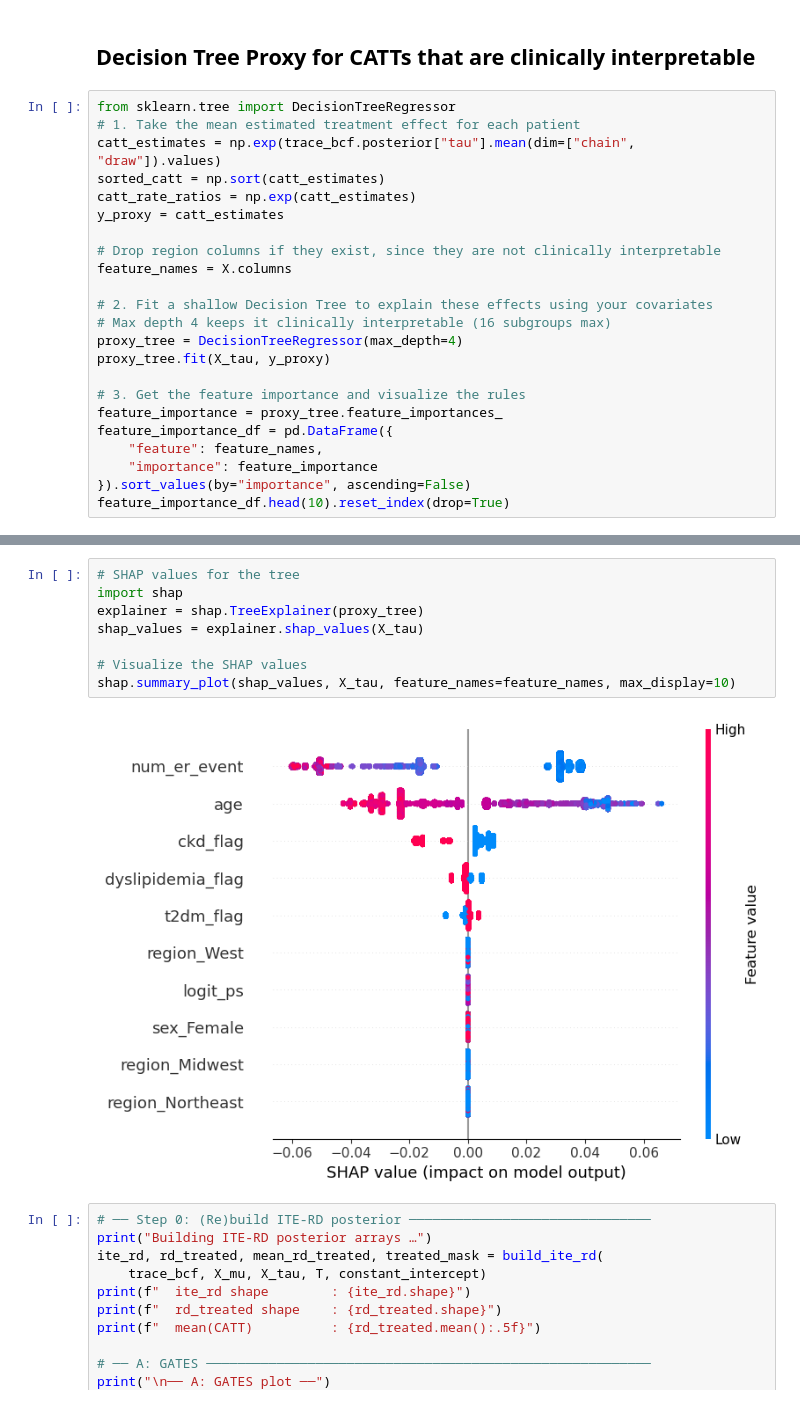
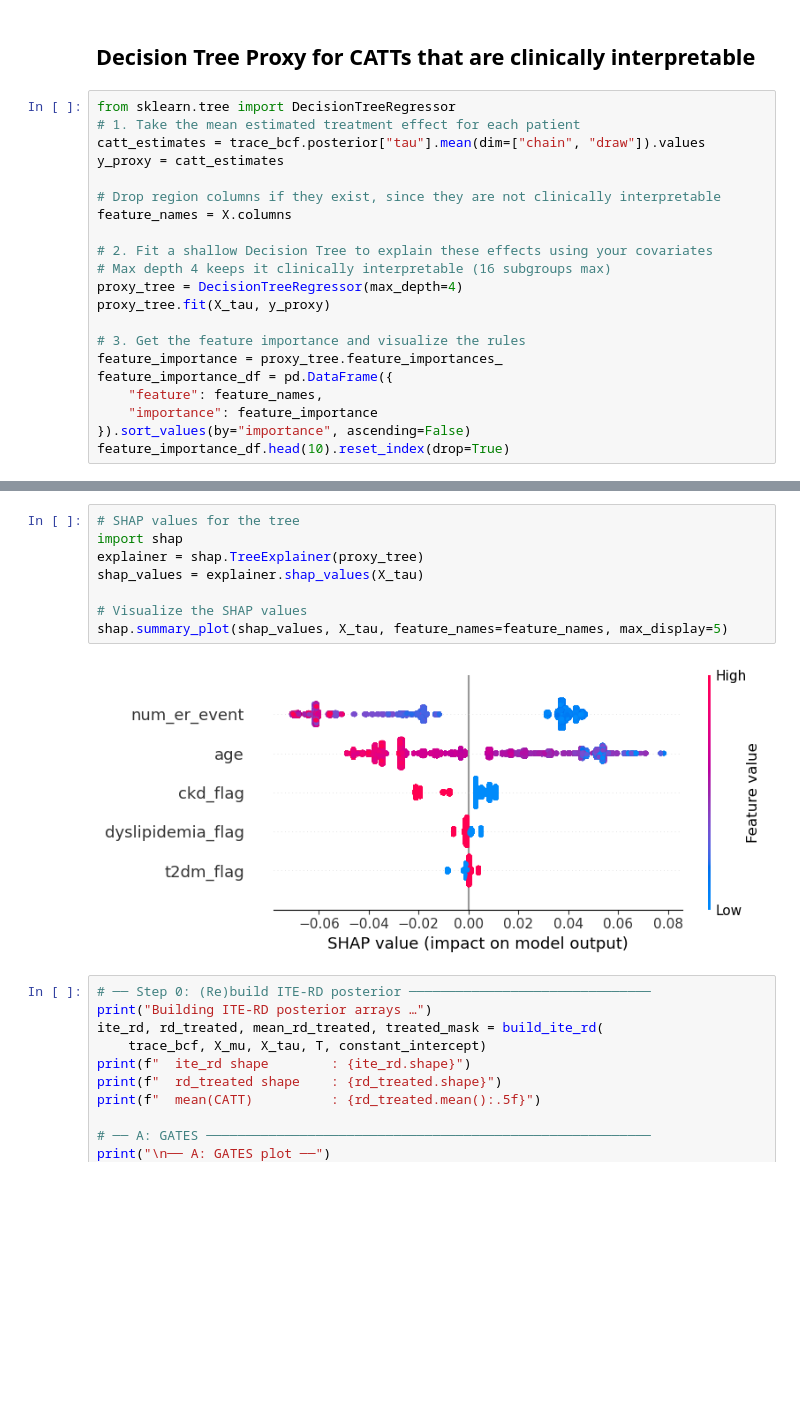
Before and after one commit to nweerasuriya/omscs, a Jupyter notebook: ISYE6420/Project/binary_bcf_exac_CP.ipynb, the cells around one changed output, grey strips where cells are left out. Saved outputs shown, nothing was run; the diff lists cells and outputs as text; blank space fills up the shorter version.

```diff
--- a/ISYE6420/Project/binary_bcf_exac_CP.ipynb
+++ b/ISYE6420/Project/binary_bcf_exac_CP.ipynb
@@ -656,9 +656,7 @@ ax, catt_df = plot_forest_multiple(
 # %%
 from sklearn.tree import DecisionTreeRegressor
 # 1. Take the mean estimated treatment effect for each patient
-catt_estimates = np.exp(trace_bcf.posterior["tau"].mean(dim=["chain", "draw"]).values)
-sorted_catt = np.sort(catt_estimates)
-catt_rate_ratios = np.exp(catt_estimates)
+catt_estimates = trace_bcf.posterior["tau"].mean(dim=["chain", "draw"]).values
 y_proxy = catt_estimates
 
 # Drop region columns if they exist, since they are not clinically interpretable
@@ -691,13 +689,13 @@ feature_importance_df.head(10).reset_index(drop=True)
 # %%
 # SHAP values for the tree
 import shap
 explainer = shap.TreeExplainer(proxy_tree)
 shap_values = explainer.shap_values(X_tau)
 
 # Visualize the SHAP values
-shap.summary_plot(shap_values, X_tau, feature_names=feature_names, max_display=10)
+shap.summary_plot(shap_values, X_tau, feature_names=feature_names, max_display=5)
 # %% [output]
-[figure, old version]
+[figure, new version]
 # %%
 # ── Step 0: (Re)build ITE-RD posterior ───────────────────────────────
 print("Building ITE-RD posterior arrays …")
```
Also changed, not shown: parts of 2 cells of this notebook, 1 other file.
